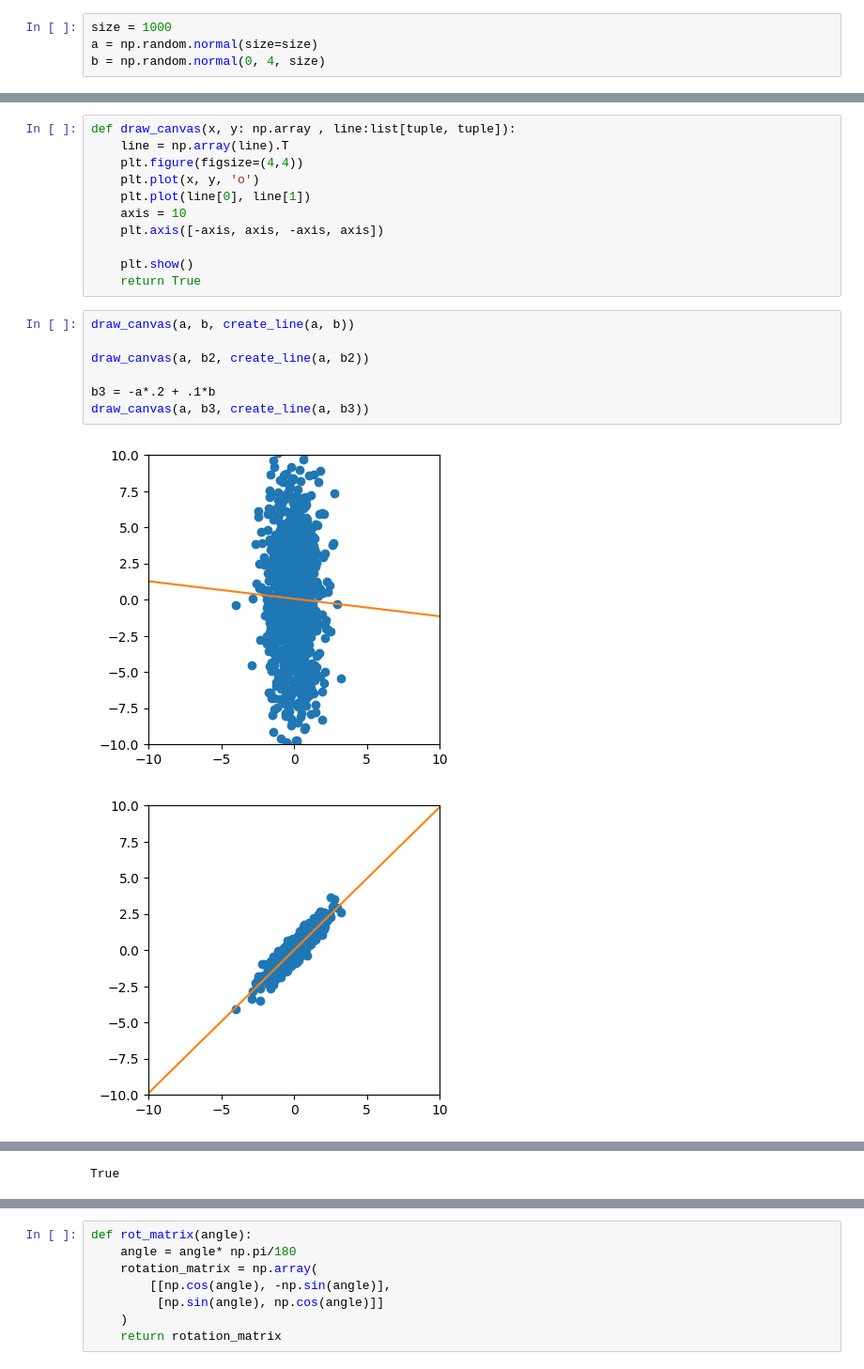
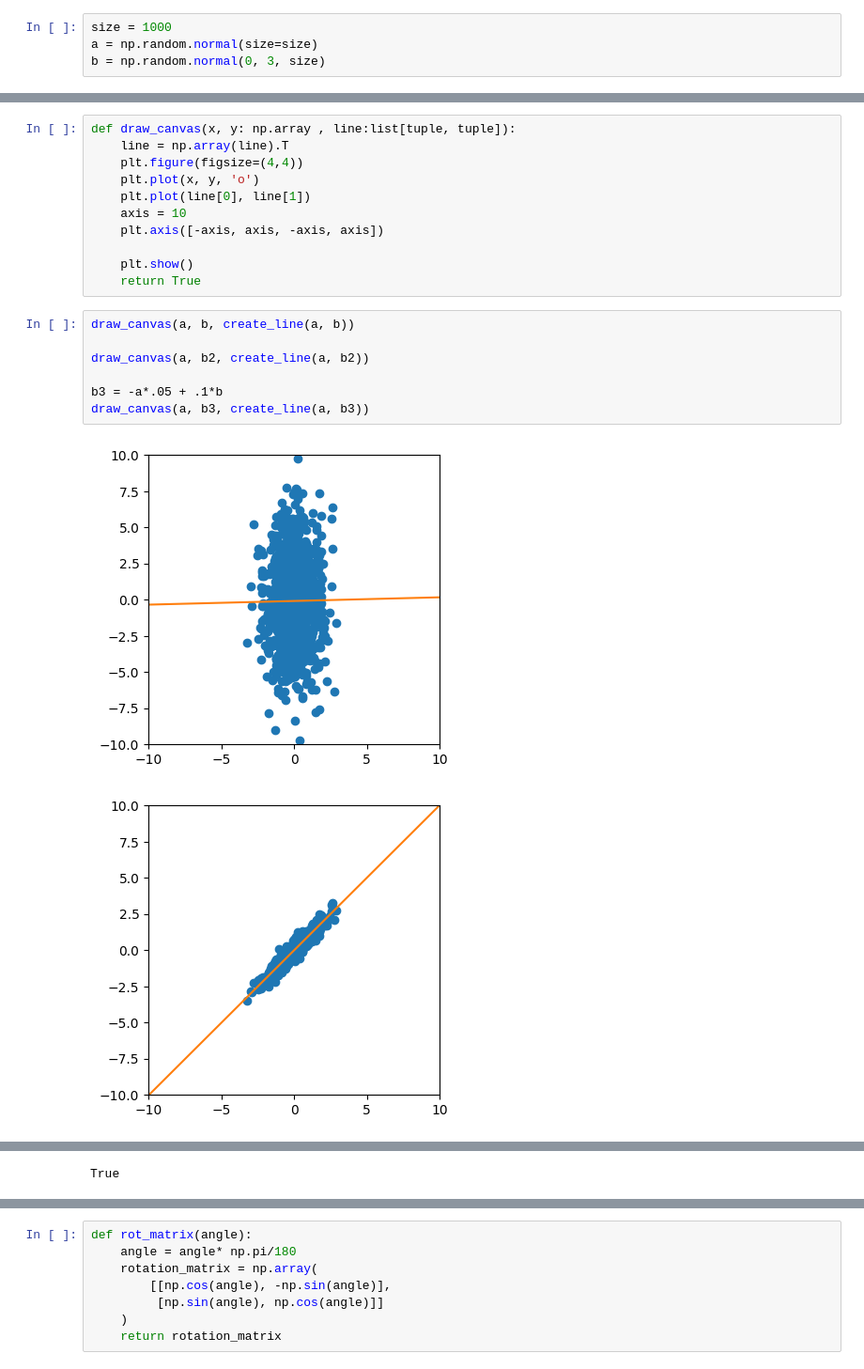
Before and after one commit to bugdnd/ML, a Jupyter notebook: ML realizations/linear regression.ipynb, the cells around one changed output, grey strips where cells are left out. Shown at 94% size. Saved outputs shown, nothing was run; the diff lists cells and outputs as text.

```diff
--- a/ML realizations/linear regression.ipynb
+++ b/ML realizations/linear regression.ipynb
@@ -19,7 +54,7 @@ def linear_params(x, y:np.array) -> tuple[float, float, float]:
 # %%
 size = 1000
 a = np.random.normal(size=size)
-b = np.random.normal(0, 4, size)
+b = np.random.normal(0, 3, size)
 # %%
 b2 = a + .1*b
 # %%
@@ -47,10 +82,10 @@ def draw_canvas(x, y: np.array , line:list[tuple, tuple]):
 # %%
 draw_canvas(a, b, create_line(a, b))
 
 draw_canvas(a, b2, create_line(a, b2))
 
-b3 = -a*.2 + .1*b
+b3 = -a*.05 + .1*b
 draw_canvas(a, b3, create_line(a, b3))
 # %% [output]
-[figure, old version]
+[figure, new version]
-[figure, old version]
+[figure, new version]
```
Also changed, not shown: parts of 9 cells of this notebook, 8 other files.
